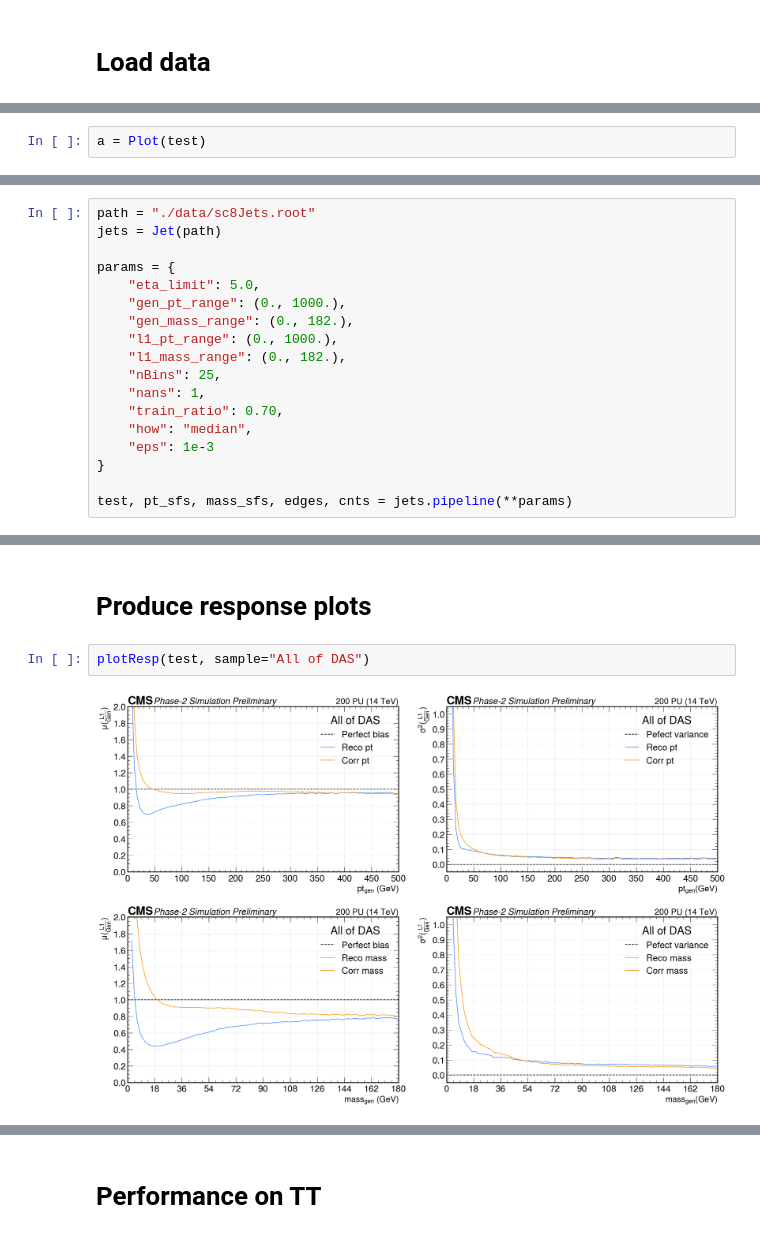
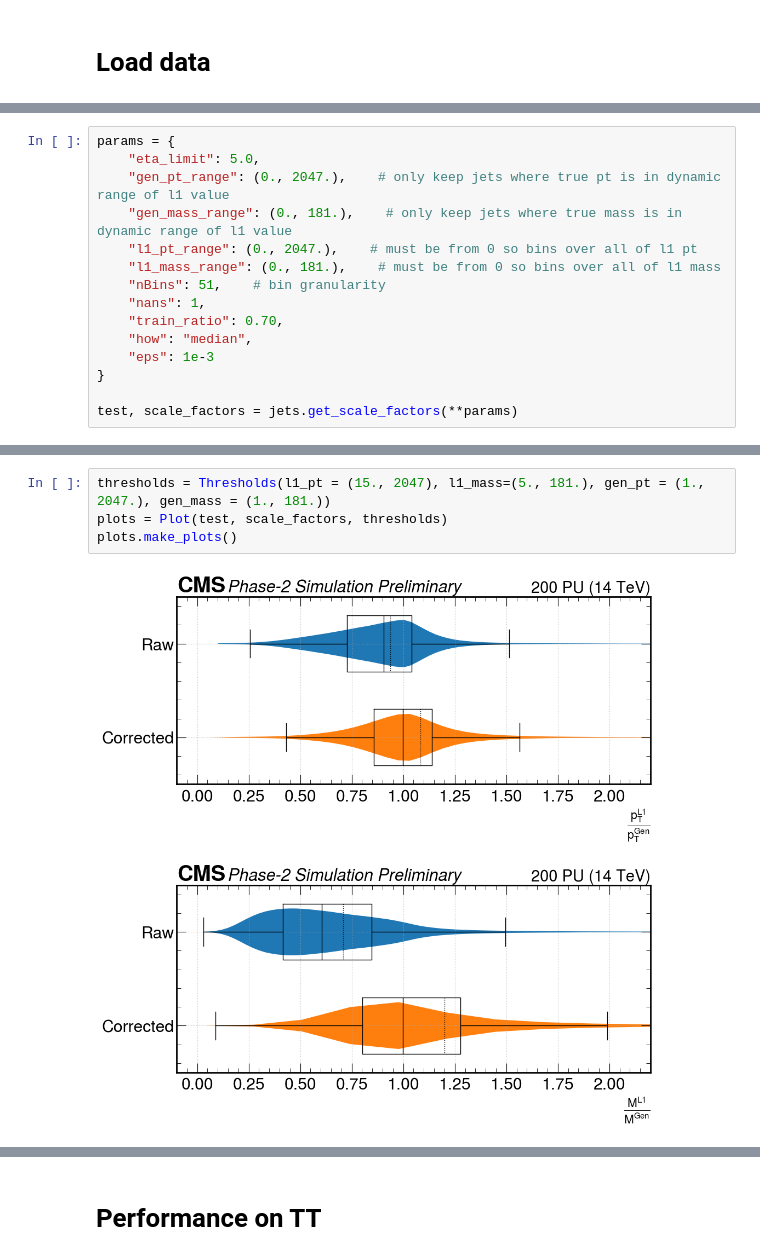
Before and after one commit to lrobertshaw/mass_corrections, a Jupyter notebook: corrections.ipynb, the cells around one changed output, grey strips where cells are left out. Cells and saved outputs as stored; diff of their text form.

Commit message:
added lots of new plotting functionality for thesis plots

```diff
--- a/corrections.ipynb
+++ b/corrections.ipynb
@@ -168,5 +167,3 @@ def groupby_event(data):
     counts = ak.run_lengths(sorted_arr.event)
     data_grouped = ak.unflatten(sorted_arr, counts)
     return data_grouped
-# %%
-a = Plot(test)
@@ -176,0 +176,15 @@ a.histogram(test)
+# %%
+params = {
+    "eta_limit": 5.0,
+    "gen_pt_range": (0., 2047.),    # only keep jets where true pt is in dynamic range of l1 value
+    "gen_mass_range": (0., 181.),    # only keep jets where true mass is in dynamic range of l1 value
+    "l1_pt_range": (0., 2047.),    # must be from 0 so bins over all of l1 pt
+    "l1_mass_range": (0., 181.),    # must be from 0 so bins over all of l1 mass
+    "nBins": 51,    # bin granularity
+    "nans": 1,
+    "train_ratio": 0.70,
+    "how": "median",
+    "eps": 1e-3
+}
+
+test, scale_factors = jets.get_scale_factors(**params)
@@ -389,18 +571,0 @@ def plotResp(arr, var = ["pt", "mass"], sample=""):
-# %%
-path = "./data/sc8Jets.root"
-jets = Jet(path)
-
-params = {
-    "eta_limit": 5.0,
-    "gen_pt_range": (0., 1000.),
-    "gen_mass_range": (0., 182.),
-    "l1_pt_range": (0., 1000.),
-    "l1_mass_range": (0., 182.),
-    "nBins": 25,
-    "nans": 1,
-    "train_ratio": 0.70,
-    "how": "median",
-    "eps": 1e-3
-}
-
-test, pt_sfs, mass_sfs, edges, cnts = jets.pipeline(**params)
@@ -425,6 +572,6 @@ Scale factors applied to test jets!
-# %% [markdown]
-# Produce response plots
-# %%
-plotResp(test, sample="All of DAS")
-# %% [output]
-[figure, removed]
+# %%
+thresholds = Thresholds(l1_pt = (15., 2047), l1_mass=(5., 181.), gen_pt = (1., 2047.), gen_mass = (1., 181.))
+plots = Plot(test, scale_factors, thresholds)
+plots.make_plots()
+# %% [output]
+[figure, added]
```
Also changed, not shown: parts of 19 cells of this notebook.
